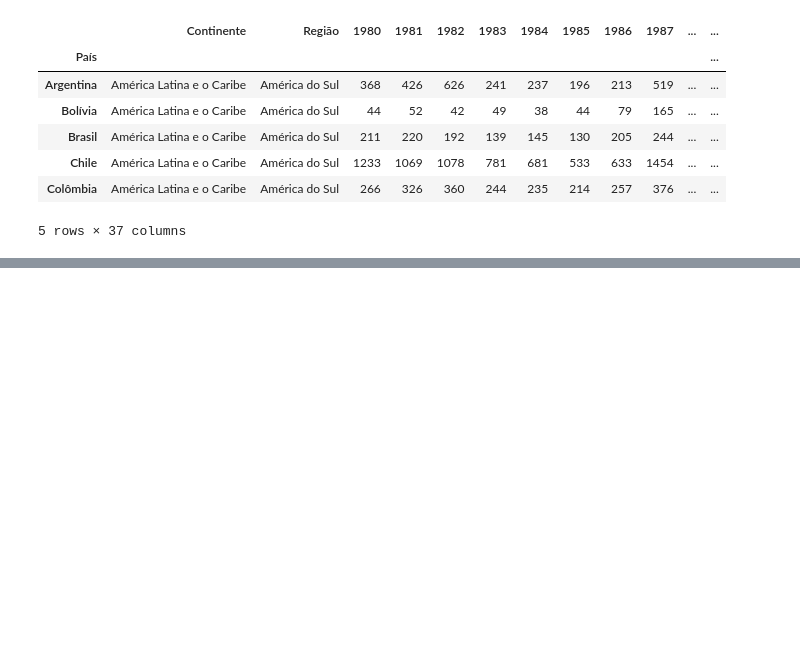
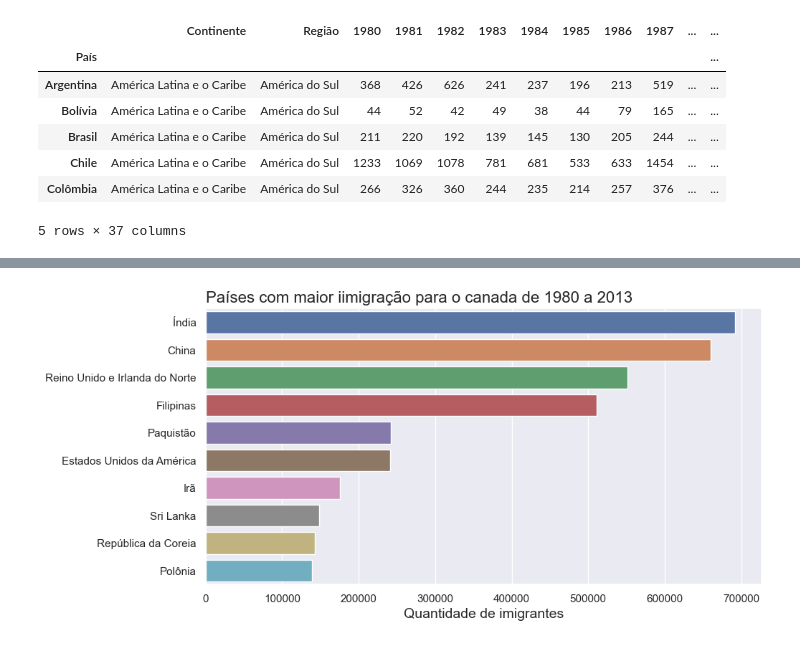
Before and after one commit to Marlon-Santiago/Alanisando_dados_Imigratorios_Canada, a Jupyter notebook: Imigrantes_canada_analise.ipynb, the cells around one changed output, grey strips where cells are left out. Cells and saved outputs as stored; diff of their text form; code cells hidden in the pictures; blank space fills up the shorter version.

```diff
--- a/Imigrantes_canada_analise.ipynb
+++ b/Imigrantes_canada_analise.ipynb
@@ -341,0 +381,10 @@ plt.show()
+# %%
+fig, ax = plt.subplots(figsize = (10,5))
+ax = sns.barplot(data = top_10, x = 'Total', y =top_10.index, orient = 'h')
+ax.set_title('Países com maior iimigração para o canada de 1980 a 2013', loc = 'left', fontsize = 16)
+ax.set_xlabel('Quantidade de imigrantes', fontsize = 14)
+ax.set_ylabel('')
+
+plt.show()
+# %% [output]
+[figure, added]
```
Also changed, not shown: parts of 15 cells of this notebook, 1 other file.
